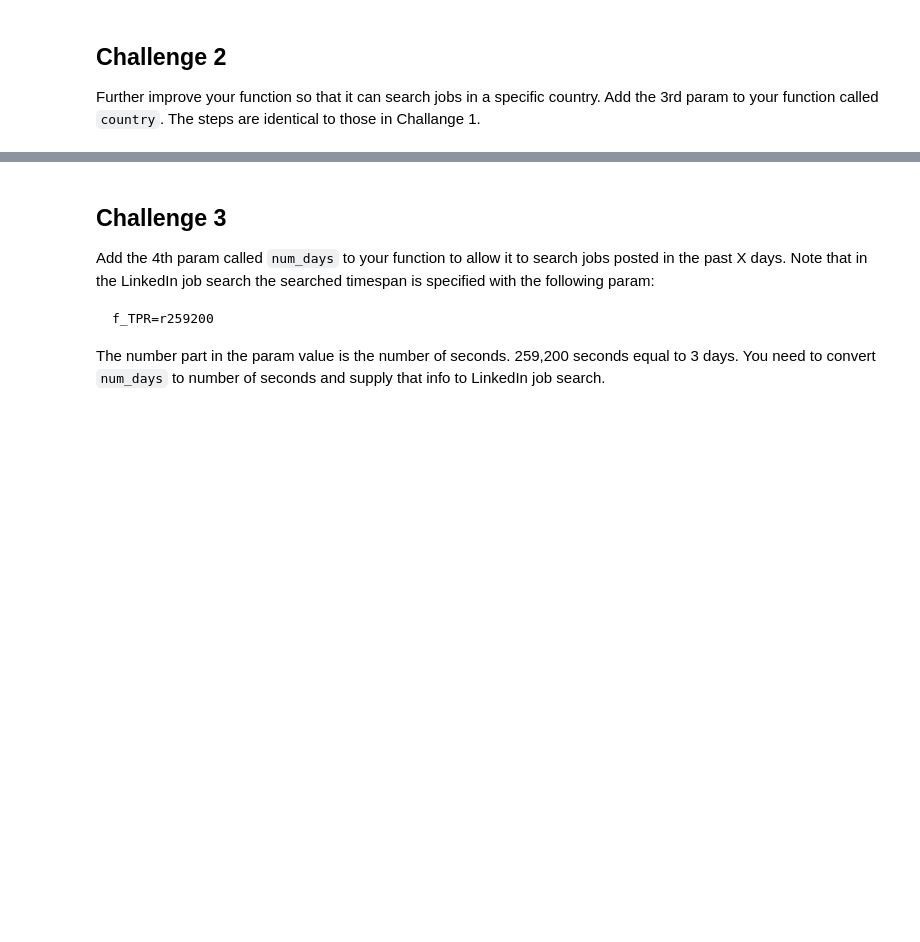
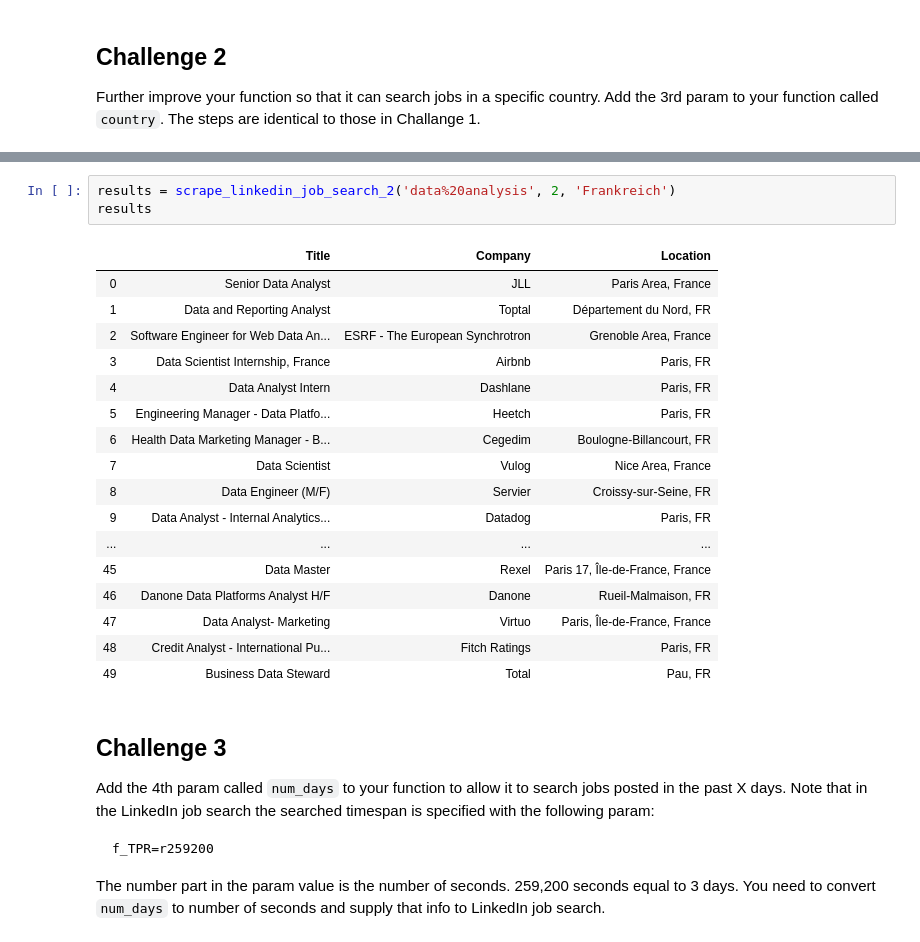
Before and after one commit to ironhack-datalabs/data-ber-10-19, a Jupyter notebook: module-1_labs/lab-job-board-scraping/your-code/main.ipynb, the cells around one changed output, grey strips where cells are left out. Cells and saved outputs as stored; diff of their text form; blank space fills up the shorter version.

```diff
--- a/module-1_labs/lab-job-board-scraping/your-code/main.ipynb
+++ b/module-1_labs/lab-job-board-scraping/your-code/main.ipynb
@@ -157,3 +219,24 @@ Further improve your function so that it can search jobs in a specific country.
+# %%
+results = scrape_linkedin_job_search_2('data%20analysis', 2, 'Frankreich')
+results
+# %% [output]
+|  | Title | Company | Location |
+| 0 | Senior Data Analyst | JLL | Paris Area, France |
+| 1 | Data and Reporting Analyst | Toptal | Département du Nord, FR |
+| 2 | Software Engineer for Web Data An... | ESRF - The European Synchrotron | Grenoble Area, France |
+| 3 | Data Scientist Internship, France | Airbnb | Paris, FR |
+| 4 | Data Analyst Intern | Dashlane | Paris, FR |
+| 5 | Engineering Manager - Data Platfo... | Heetch | Paris, FR |
+| 6 | Health Data Marketing Manager - B... | Cegedim | Boulogne-Billancourt, FR |
+| 7 | Data Scientist | Vulog | Nice Area, France |
+| 8 | Data Engineer (M/F) | Servier | Croissy-sur-Seine, FR |
+| 9 | Data Analyst - Internal Analytics... | Datadog | Paris, FR |
+| ... | ... | ... | ... |
+| 45 | Data Master | Rexel | Paris 17, Île-de-France, France |
+| 46 | Danone Data Platforms Analyst H/F | Danone | Rueil-Malmaison, FR |
+| 47 | Data Analyst- Marketing | Virtuo | Paris, Île-de-France, France |
+| 48 | Credit Analyst - International Pu... | Fitch Ratings | Paris, FR |
+| 49 | Business Data Steward | Total | Pau, FR |
 # %% [markdown]
 ## Challenge 3
 
```
Also changed, not shown: parts of 7 cells of this notebook.
